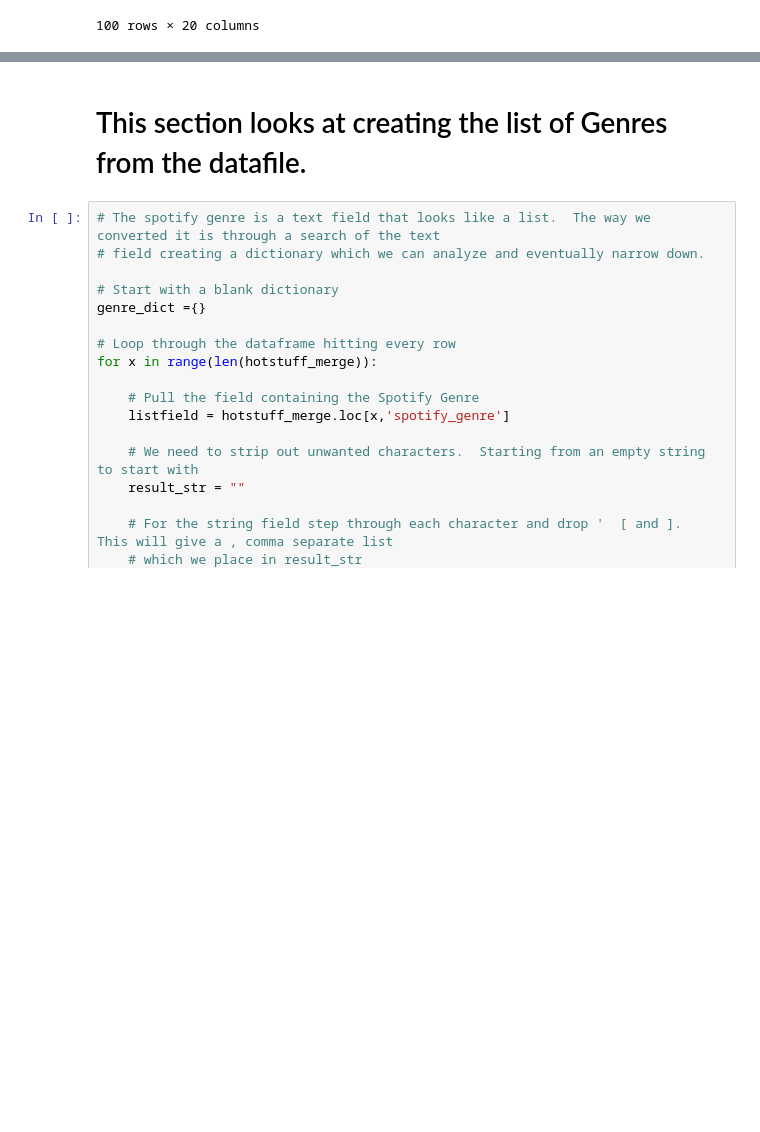
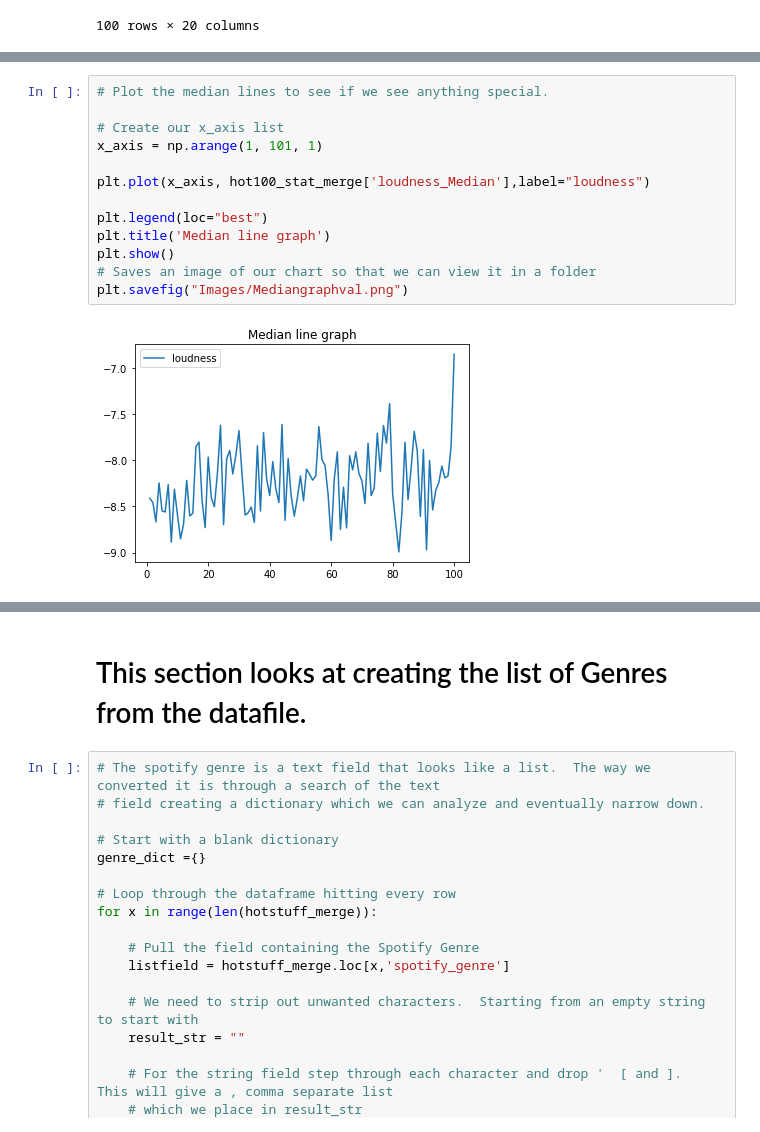
Before and after one commit to rlylecastro/project1, a Jupyter notebook: music.ipynb, the cells around one changed output, grey strips where cells are left out. Drawn from its saved outputs; the diff is of its cells as text; blank space fills up the shorter version.

```diff
--- a/music.ipynb
+++ b/music.ipynb
@@ -353,0 +413,15 @@ plt.show()
+# %%
+# Plot the median lines to see if we see anything special.
+
+# Create our x_axis list
+x_axis = np.arange(1, 101, 1)
+
+plt.plot(x_axis, hot100_stat_merge['loudness_Median'],label="loudness")
+
+plt.legend(loc="best")
+plt.title('Median line graph')
+plt.show()
+# Saves an image of our chart so that we can view it in a folder
+plt.savefig("Images/Mediangraphval.png")
+# %% [output]
+[figure, added]
```
Also changed, not shown: parts of 8 cells of this notebook, 7 other files.
